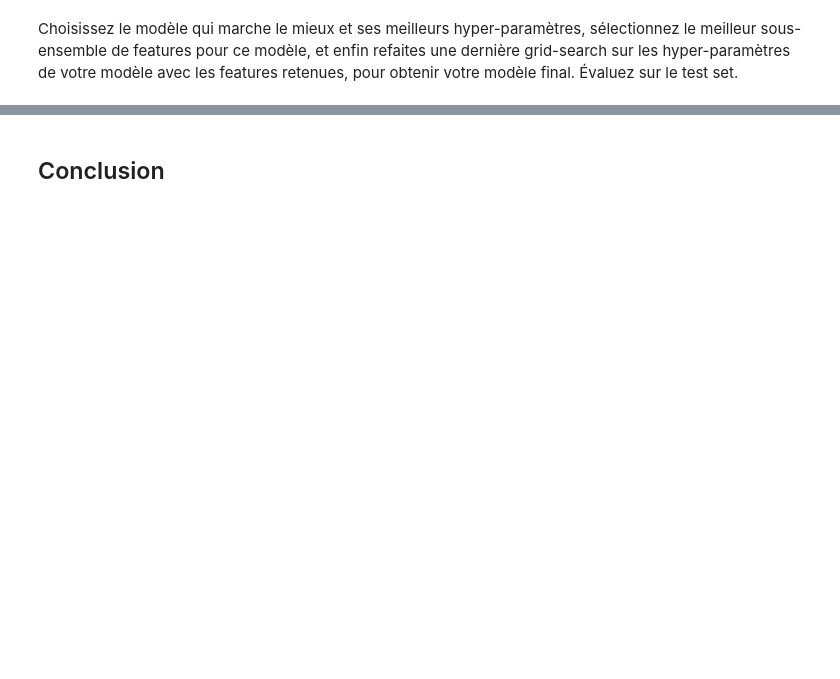
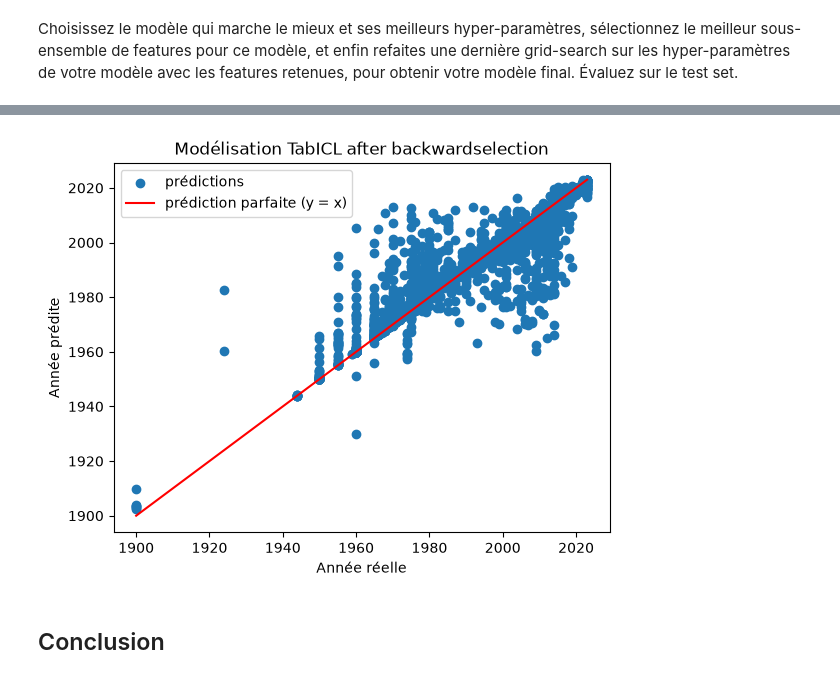
Before and after one commit to srcccninta/ML1, a Jupyter notebook: Notebooks/ML12_GridSearch_RandomForest.ipynb, the cells around one changed output, grey strips where cells are left out. Saved outputs shown, nothing was run; the diff lists cells and outputs as text; code cells hidden in the pictures; blank space fills up the shorter version.

```diff
--- a/Notebooks/ML12_GridSearch_RandomForest.ipynb
+++ b/Notebooks/ML12_GridSearch_RandomForest.ipynb
@@ -651,2 +659,19 @@ Choisissez le modèle qui marche le mieux et ses meilleurs hyper-paramètres, s
+# %%
+#TabICLRegressor
+model_tabicl = TabICLRegressor(n_estimators=16)
+model_tabicl.fit(X_train, y_train)
+y_predtfinal= model_tabicl.predict(X_test)
+# %%
+# Visualisation des prédictions.
+plt.scatter(y_test, y_predtfinal, label='prédictions')
+lims = [y_test.min(), y_test.max()]
+plt.plot(lims, lims, 'r', label='prédiction parfaite (y = x)')
+plt.legend()
+plt.xlabel('Année réelle')
+plt.ylabel('Année prédite')
+plt.title('Modélisation TabICL after backwardselection')
+plt.show()
+# %% [output]
+[figure, added]
 # %% [markdown]
 ## Conclusion
```
Also changed, not shown: parts of 9 cells of this notebook, 2 other files.
